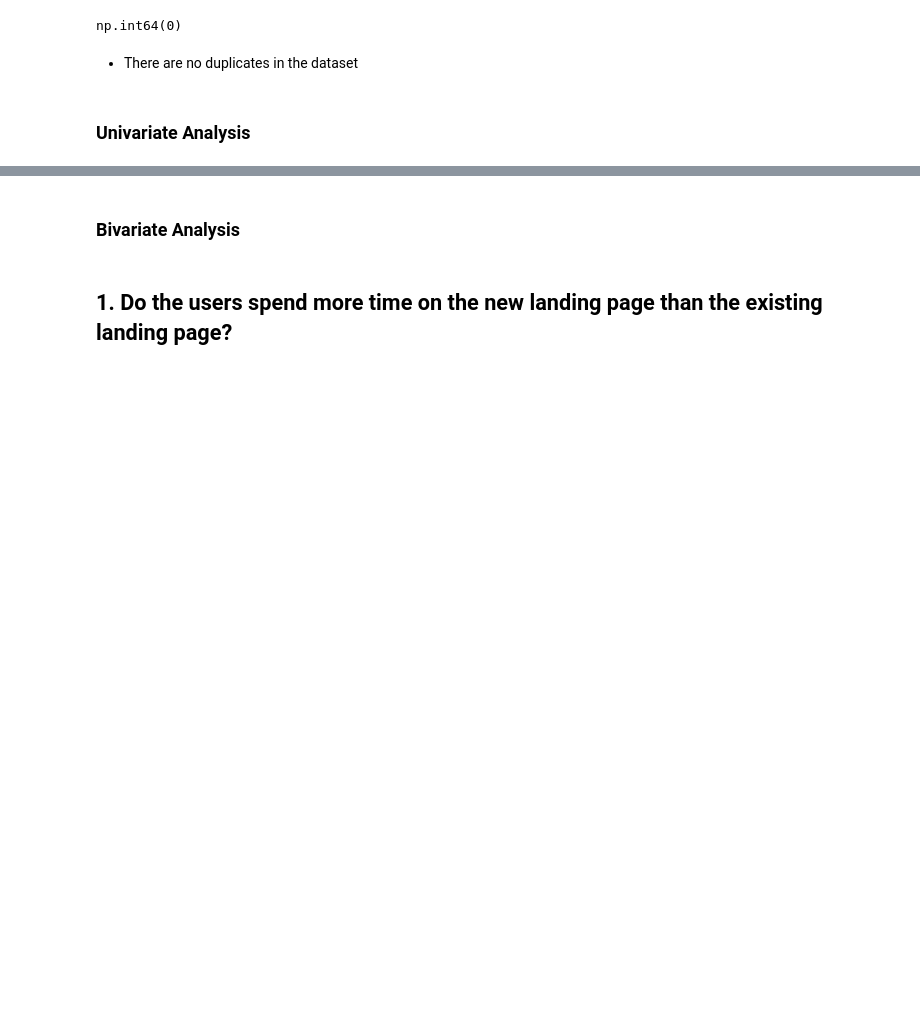
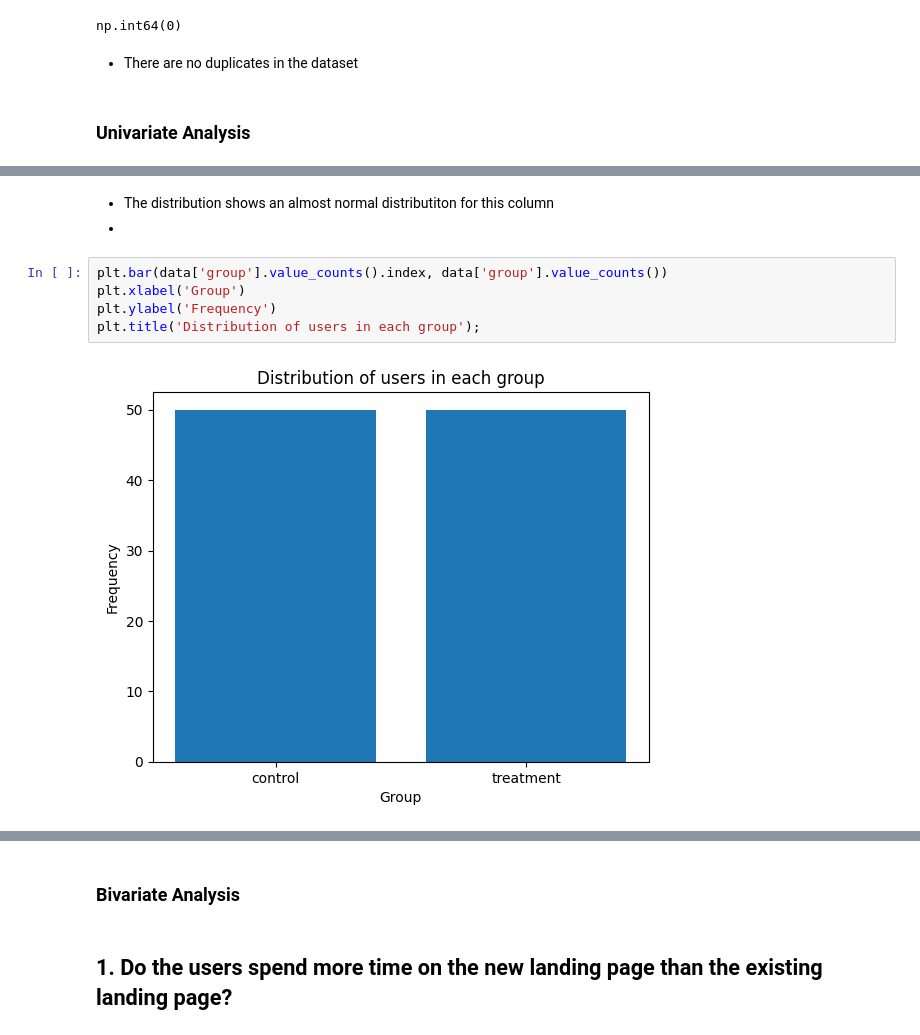
Before and after one commit to akatjizeu/Data-Science, a Jupyter notebook: deakin-bridging/business-stats/ENews_Express_Learner_Notebook_Full_Code.ipynb, the cells around one changed output, grey strips where cells are left out. Saved outputs shown, nothing was run; the diff lists cells and outputs as text; blank space fills up the shorter version.

```diff
--- a/deakin-bridging/business-stats/ENews_Express_Learner_Notebook_Full_Code.ipynb
+++ b/deakin-bridging/business-stats/ENews_Express_Learner_Notebook_Full_Code.ipynb
@@ -126,0 +135,10 @@ np.int64(0)
+# %% [markdown]
+* The distribution shows an almost normal distributiton for this column
+*
+# %%
+plt.bar(data['group'].value_counts().index, data['group'].value_counts())
+plt.xlabel('Group')
+plt.ylabel('Frequency')
+plt.title('Distribution of users in each group');
+# %% [output]
+[figure, added]
```
Also changed, not shown: parts of 9 cells of this notebook.
